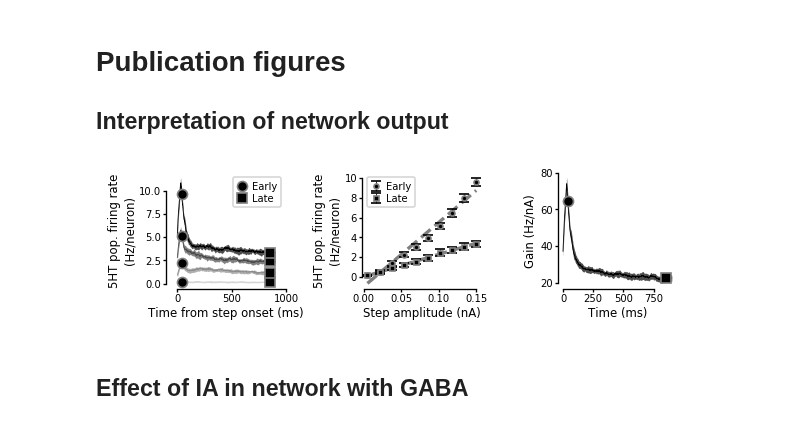
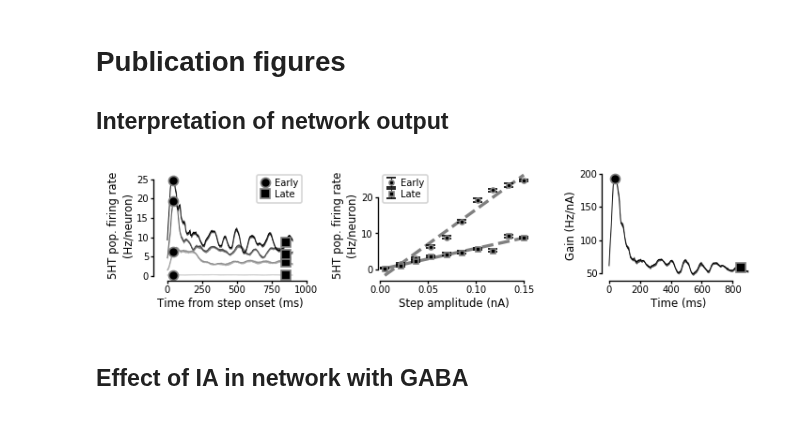
Before and after one commit to nauralcodinglab/raphegif, a Jupyter notebook: figs/scripts/writeup/gain_illustration.ipynb, the cells around one changed output. Saved outputs shown, nothing was run; the diff lists cells and outputs as text; code cells hidden in the pictures.

Commit message:
Use 5HT only network for control_gain_illustration

```diff
--- a/figs/scripts/writeup/gain_illustration.ipynb
+++ b/figs/scripts/writeup/gain_illustration.ipynb
@@ -342,7 +342,7 @@ visualizer = GainSimulationVisualizer(psth_df, step_amplitudes, (800., 900.), (1
 # Publication figures
 ## Interpretation of network output
 # %%
-ser_ctrl_psth = select_PSTH_dataset(psth_df, 'DRN', 'base', 'subsample_base', 'Principal PSTH')
+ser_ctrl_psth = select_PSTH_dataset(psth_df, 'DRN', 'KO', 'subsample_base', 'Principal PSTH')
 
 ebar_params = {'ls': 'none', 'capsize': 3, 'ecolor': 'k', 'markersize': 3}
 markeredgecolor='gray'
@@ -354,10 +354,10 @@ t_vec = sim_df['Model'][0].get_t_vec() - stim_start_time
 
 spec = gs.GridSpec(1, 3)
 
-plt.figure(figsize=(5, 1.5))
+plt.figure(figsize=(6, 1.5))
 
 plt.subplot(spec[:, 0])
-visualizer.plot_psth('DRN', 'base', 'subsample_base', 'Principal PSTH', range(0, 10, 3), cmap)
+visualizer.plot_psth('DRN', 'KO', 'subsample_base', 'Principal PSTH', range(0, 10, 3), cmap)
 #plot_lines_cmap(t_vec, ser_ctrl_psth[0, ::3, :].T, cmap, start=0.1)
 plt.plot(
     [peak_ind * 0.1 - stim_start_time] * 4,
@@ -402,36 +402,36 @@ plt.xlabel('Step amplitude (nA)')
 plt.legend()
 
 plt.subplot(spec[:, 2])
-visualizer.plot_gain('DRN', 'base', 'subsample_base', 'Principal PSTH', color='k')
+visualizer.plot_gain('DRN', 'KO', 'subsample_base', 'Principal PSTH', color='k')
 
 ser_gain = GainEstimator(0.1)
-ser_gain.fit(select_PSTH_dataset(psth_df, 'DRN', 'base', 'subsample_base', 'Principal PSTH'), step_amplitudes, (800., 900.), (1000., 1900.))
+ser_gain.fit(select_PSTH_dataset(psth_df, 'DRN', 'KO', 'subsample_base', 'Principal PSTH'), step_amplitudes, (800., 900.), (1000., 1900.))
 
 plt.plot(
     [peak_ind * 0.1 - stim_start_time],
     [ser_gain.gain[peak_ind - timeToIndex(stim_start_time, 0.1)[0]] ],
     'ko',
     markeredgecolor=markeredgecolor
 )
 plt.plot(
     [steady_ind * 0.1 - stim_start_time],
     [ser_gain.gain[steady_ind - timeToIndex(stim_start_time, 0.1)[0]]],
     'ks',
     markeredgecolor=markeredgecolor
 )
 plt.ylabel('Gain (Hz/nA)')
 plt.xlabel('Time (ms)')
 
 sns.despine(trim=True)
 
 plt.tight_layout()
 
 if IMG_PATH is not None:
     plt.savefig(os.path.join(IMG_PATH, 'control_gain_illustration.png'))
 
 del ser_ctrl_psth, ser_gain
 # %% [output]
-[figure, old version]
+[figure, new version]
 # %% [markdown]
 ## Effect of IA in network with GABA
 # %%
```
